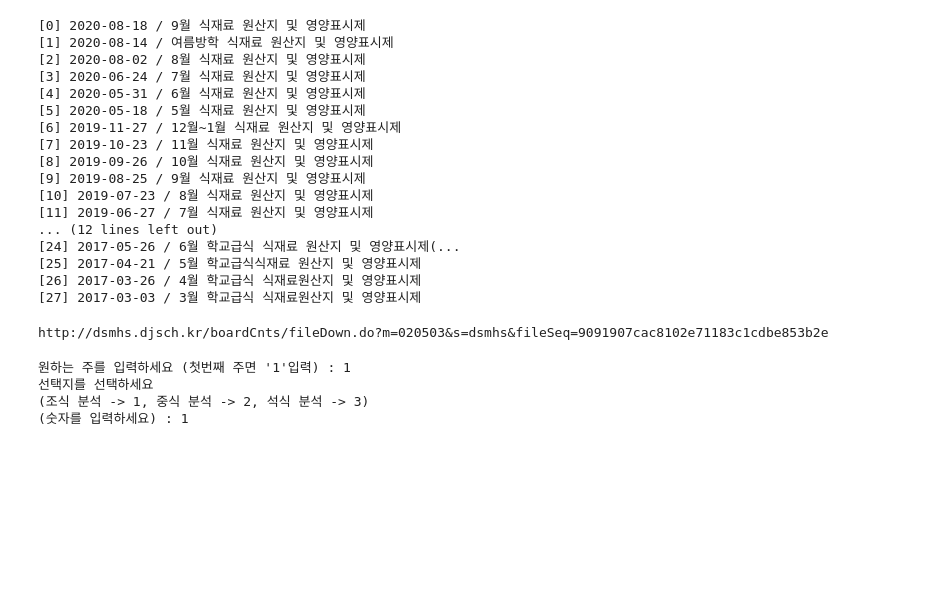
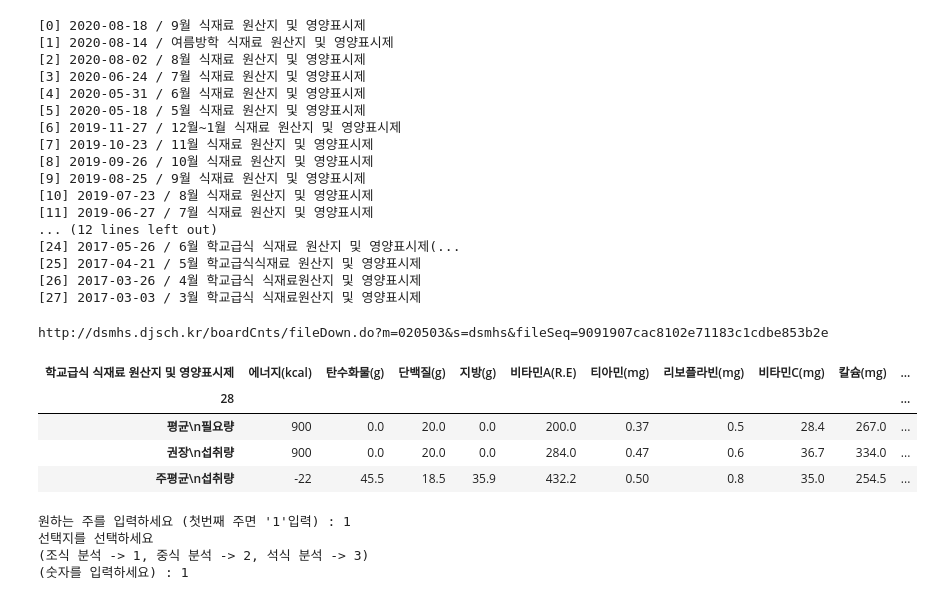
Before and after one commit to Kimdonghyeon7645/JUMP-UP-Project_DSM_school_meal_Analysis, a Jupyter notebook: main.ipynb, the cells around one changed output. Saved outputs shown, nothing was run; the diff lists cells and outputs as text; code cells hidden in the pictures; blank space fills up the shorter version.

```diff
--- a/main.ipynb
+++ b/main.ipynb
@@ -85,14 +85,21 @@ http://dsmhs.djsch.kr/boardCnts/fileDown.do?m=020503&s=dsmhs&fileSeq=9091907cac8
 # %%
 # 전처리
 tail = meal_li[0][0].tail(12).head(11)
 del tail['Unnamed: 2']
 yong = tail.T[1:4]
 yong.index = tail.T[1:4][28]
 yong.columns = tail['학교급식 식재료 원산지 및 영양표시제']
 del yong['영양소']
-yong
+yong = yong.fillna(0)
 
 day_x = meal_li[0][0][1:2].T[5:12]
+yong
+# %% [output]
+| 학교급식 식재료 원산지 및 영양표시제 | 에너지(kcal) | 탄수화물(g) | 단백질(g) | 지방(g) | 비타민A(R.E) | 티아민(mg) | 리보플라빈(mg) | 비타민C(mg) | 칼슘(mg) | ... |
+| 28 |  |  |  |  |  |  |  |  |  | ... |
+| 평균\n필요량 | 900 | 0.0 | 20.0 | 0.0 | 200.0 | 0.37 | 0.5 | 28.4 | 267.0 | ... |
+| 권장\n섭취량 | 900 | 0.0 | 20.0 | 0.0 | 284.0 | 0.47 | 0.6 | 36.7 | 334.0 | ... |
+| 주평균\n섭취량 | -22 | 45.5 | 18.5 | 35.9 | 432.2 | 0.50 | 0.8 | 35.0 | 254.5 | ... |
 # %%
 choice = 2
 if choice == 2:
```
Also changed, not shown: parts of 2 cells of this notebook.
